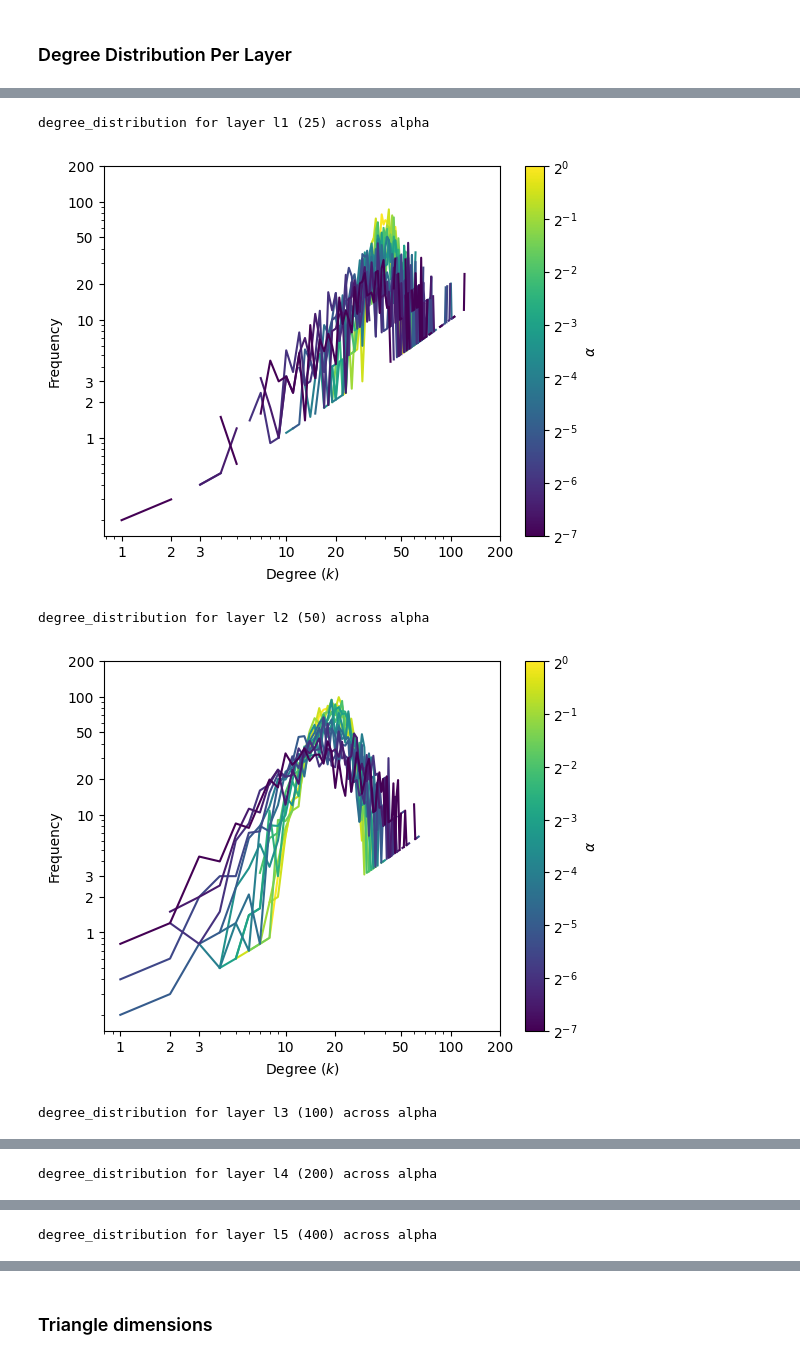
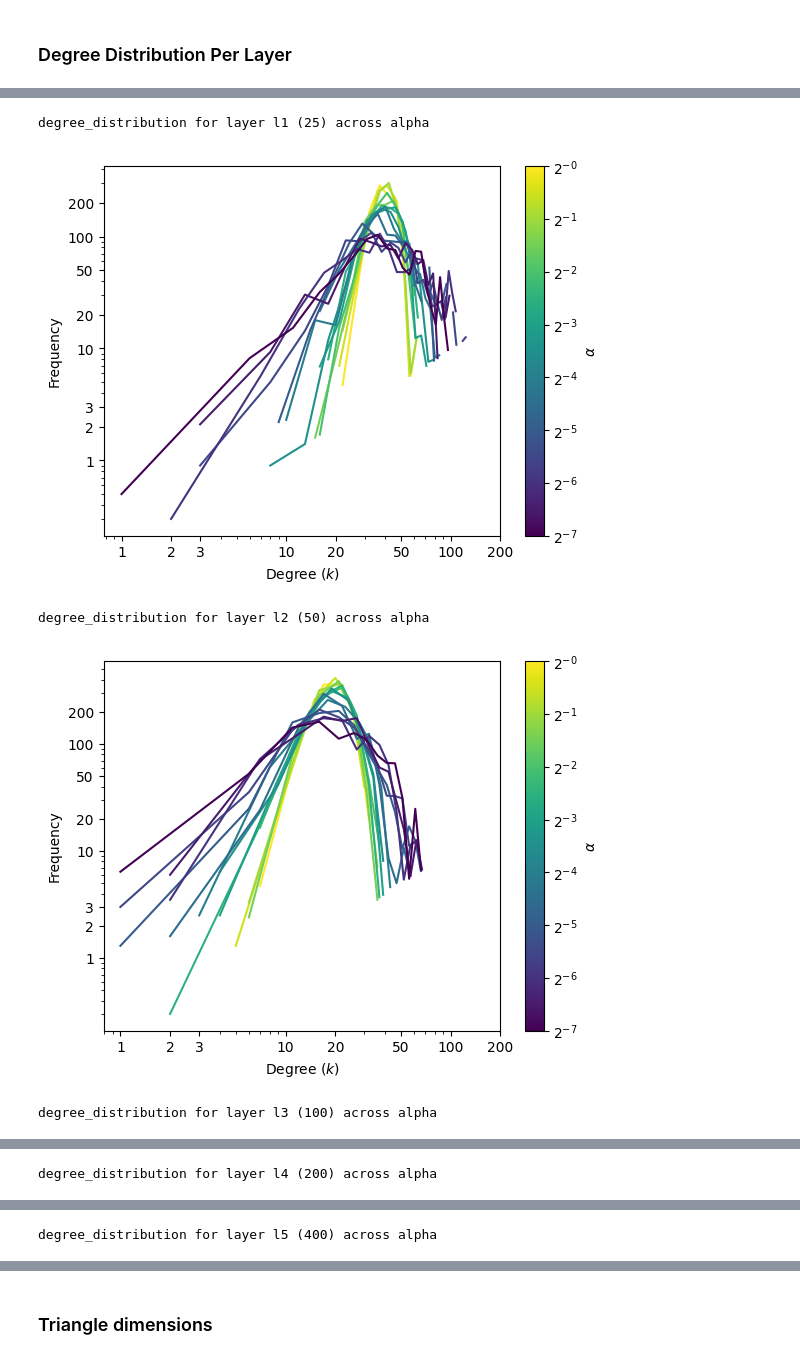
Before and after one commit to IrinaMonaEpure/MARS, a Jupyter notebook: notebooks/draft_experiments.ipynb, the cells around one changed output, grey strips where cells are left out. Saved outputs shown, nothing was run; the diff lists cells and outputs as text; code cells hidden in the pictures.

```diff
--- a/notebooks/draft_experiments.ipynb
+++ b/notebooks/draft_experiments.ipynb
@@ -460,7 +456,10 @@ degree_distribution for layer l5 (400) across alpha
 layer_sizes = [25, 50, 100, 200, 400]
 
 for layer_idx, layer_label in enumerate(cfg.network.layer_labels):
-    print(f"degree_distribution for layer "f"{layer_label} ({layer_sizes[layer_idx]}) across alpha")
+    print(
+        f"degree_distribution for layer "
+        f"{layer_label} ({layer_sizes[layer_idx]}) across alpha"
+    )
 
     fig, ax = plt.subplots()
 
@@ -470,19 +469,13 @@ for layer_idx, layer_label in enumerate(cfg.network.layer_labels):
             PropertyEnum.DEGREE_DISTRIBUTION_PER_LAYER
         ]
 
-        mean_dist, std_devs, ses = deg_dists_layers[layer_idx]
+        dist = deg_dists_layers[layer_idx]
 
-        k = mean_dist[:, 0]
-        freq = mean_dist[:, 1].astype(float)
-        std = std_devs.astype(float)
-        se = ses.astype(float)
-
-        lower = freq - se #std
-        upper = freq + se #std
+        k = dist[:, 0]
+        freq = dist[:, 1].astype(float)
 
         freq[freq <= 0] = np.nan
-        lower[lower <= 0] = np.nan
-        upper[upper <= 0] = np.nan
+        freq[k <= 0] = np.nan
 
         color = cmap(norm(alpha))
 
@@ -492,14 +485,6 @@ for layer_idx, layer_label in enumerate(cfg.network.layer_labels):
             color=color,
             linestyle=linestyles[i % len(linestyles)],
         )
-
-        """ax.fill_between(
-            k,
-            lower,
-            upper,
-            color=color,
-            alpha=0.15,
-        )"""
 
     sm = cm.ScalarMappable(
         cmap=cmap,
@@ -508,38 +493,39 @@ for layer_idx, layer_label in enumerate(cfg.network.layer_labels):
 
     sm.set_array([])
 
     cbar = fig.colorbar(sm, ax=ax)
 
     cbar.set_label(alpha_label)
 
     cbar.set_ticks(ticks)
 
     cbar.set_ticklabels([
-        rf"$2^{{{-j//2}}}$"
+        rf"$2^{{-{j//2}}}$"
         for j in range(0, 15, 2)
     ])
 
-    #ax.set_title(f"degree_distribution for layer "f"{layer_label} ({layer_sizes[layer_idx]}) across alpha")
-
     ax.set_xlabel(rf"Degree ($\mathit{{k}}$)")
     ax.set_ylabel("Frequency")
-    plt.xscale("log")
-    plt.yscale("log")
+
+    ax.set_xscale("log")
+    ax.set_yscale("log")
+
     ax.set_xticks(log_ticks)
     ax.set_yticks(log_ticks)
+
     ax.set_xticklabels([str(t) for t in log_ticks])
     ax.set_yticklabels([str(t) for t in log_ticks])
 
     plt.savefig(
         plot_dir /
         f"degree_distribution_layer_{layer_label}_all_alpha_log.png",
         bbox_inches="tight",
     )
 
     plt.show()
 # %% [output]
 degree_distribution for layer l1 (25) across alpha
-[figure, old version]
+[figure, new version]
 degree_distribution for layer l2 (50) across alpha
-[figure, old version]
+[figure, new version]
 degree_distribution for layer l3 (100) across alpha
```
Also changed, not shown: parts of 8 cells of this notebook.
